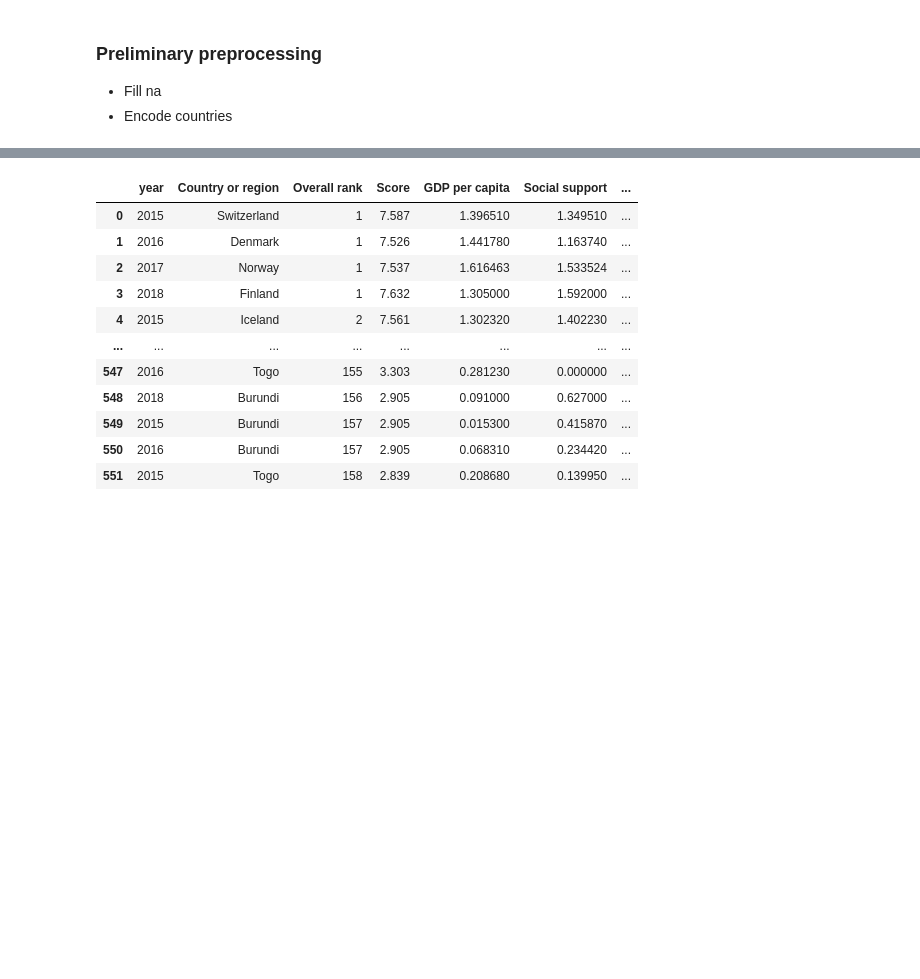
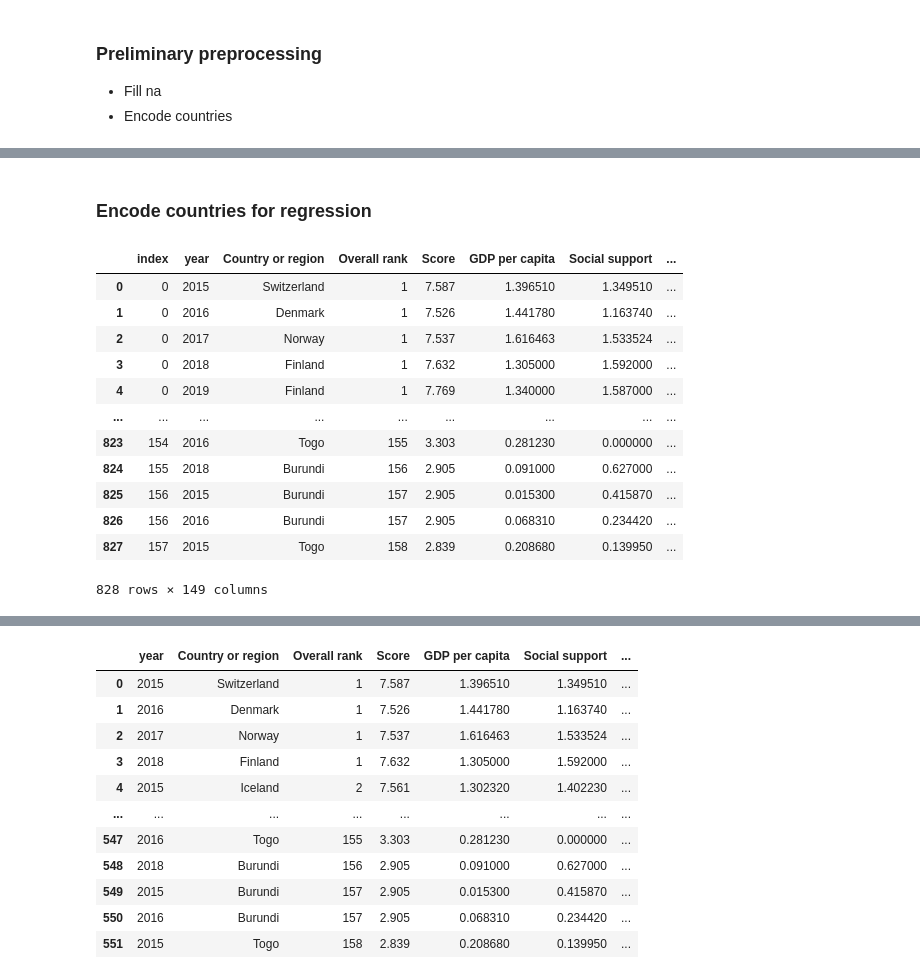
Before and after one commit to tterrytran95/happinesspro, a Jupyter notebook: Regression with WHR .ipynb, the cells around one changed output, grey strips where cells are left out. Cells and saved outputs as stored; diff of their text form; code cells hidden in the pictures; blank space fills up the shorter version.

```diff
--- a/Regression with WHR .ipynb
+++ b/Regression with WHR .ipynb
@@ -119,3 +140,5 @@ df_all = df_all.fillna(mean) # fill na with mean
+# %% [markdown]
+### Encode countries for regression
 # %%
 # one hot encode countries
 ohe = OneHotEncoder()
@@ -126,6 +149,22 @@ ohe_country = ohe.fit_transform(enc_country[['enc_country']])
 oh_enc_country = pd.DataFrame(ohe_country.toarray())
 # %%
 df_all = df_all.join(oh_enc_country).reset_index()
+# %%
+df_all
+# %% [output]
+|  | index | year | Country or region | Overall rank | Score | GDP per capita | Social support | ... |
+| 0 | 0 | 2015 | Switzerland | 1 | 7.587 | 1.396510 | 1.349510 | ... |
+| 1 | 0 | 2016 | Denmark | 1 | 7.526 | 1.441780 | 1.163740 | ... |
+| 2 | 0 | 2017 | Norway | 1 | 7.537 | 1.616463 | 1.533524 | ... |
+| 3 | 0 | 2018 | Finland | 1 | 7.632 | 1.305000 | 1.592000 | ... |
+| 4 | 0 | 2019 | Finland | 1 | 7.769 | 1.340000 | 1.587000 | ... |
+| ... | ... | ... | ... | ... | ... | ... | ... | ... |
+| 823 | 154 | 2016 | Togo | 155 | 3.303 | 0.281230 | 0.000000 | ... |
+| 824 | 155 | 2018 | Burundi | 156 | 2.905 | 0.091000 | 0.627000 | ... |
+| 825 | 156 | 2015 | Burundi | 157 | 2.905 | 0.015300 | 0.415870 | ... |
+| 826 | 156 | 2016 | Burundi | 157 | 2.905 | 0.068310 | 0.234420 | ... |
+| 827 | 157 | 2015 | Togo | 158 | 2.839 | 0.208680 | 0.139950 | ... |
+828 rows × 149 columns
 # %%
 df2019 = df_all[df_all['year'] == 2019]
 df2020 = df_all[df_all['year'] == 2020]
```
Also changed, not shown: parts of 25 cells of this notebook.
